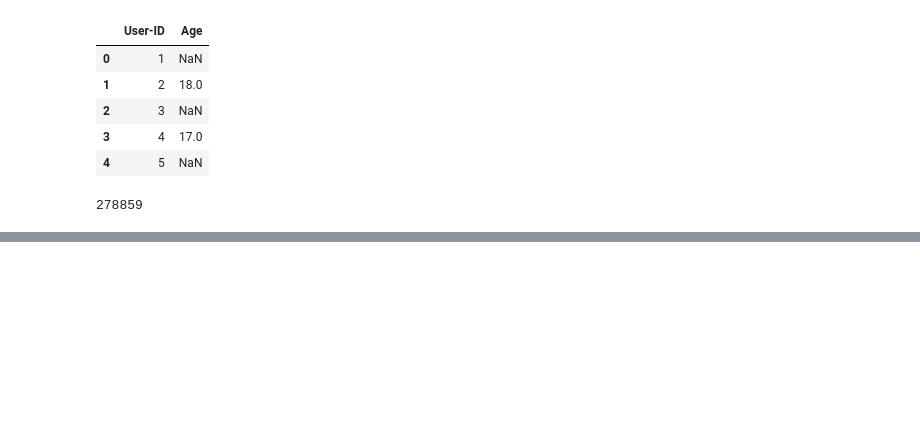
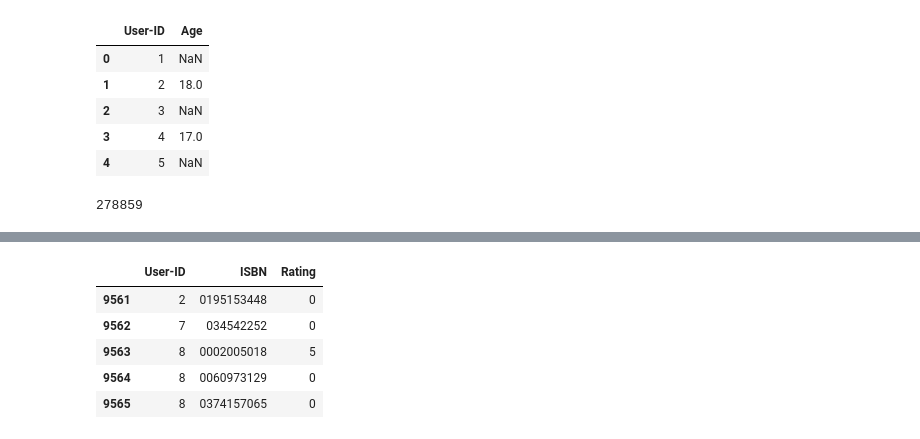
Before and after one commit to ak12thwonder/Multi_domain_Recommendation, a Jupyter notebook: notebooks/book_cleaning.ipynb, the cells around one changed output, grey strips where cells are left out. Saved outputs shown, nothing was run; the diff lists cells and outputs as text; code cells hidden in the pictures; blank space fills up the shorter version.

```diff
--- a/notebooks/book_cleaning.ipynb
+++ b/notebooks/book_cleaning.ipynb
@@ -612,0 +695,9 @@ df_user['User-ID'].nunique()
+# %%
+filtered_ratings.head()
+# %% [output]
+|  | User-ID | ISBN | Rating |
+| 9561 | 2 | 0195153448 | 0 |
+| 9562 | 7 | 034542252 | 0 |
+| 9563 | 8 | 0002005018 | 5 |
+| 9564 | 8 | 0060973129 | 0 |
+| 9565 | 8 | 0374157065 | 0 |
```
Also changed, not shown: parts of 19 cells of this notebook, 20 other files.
